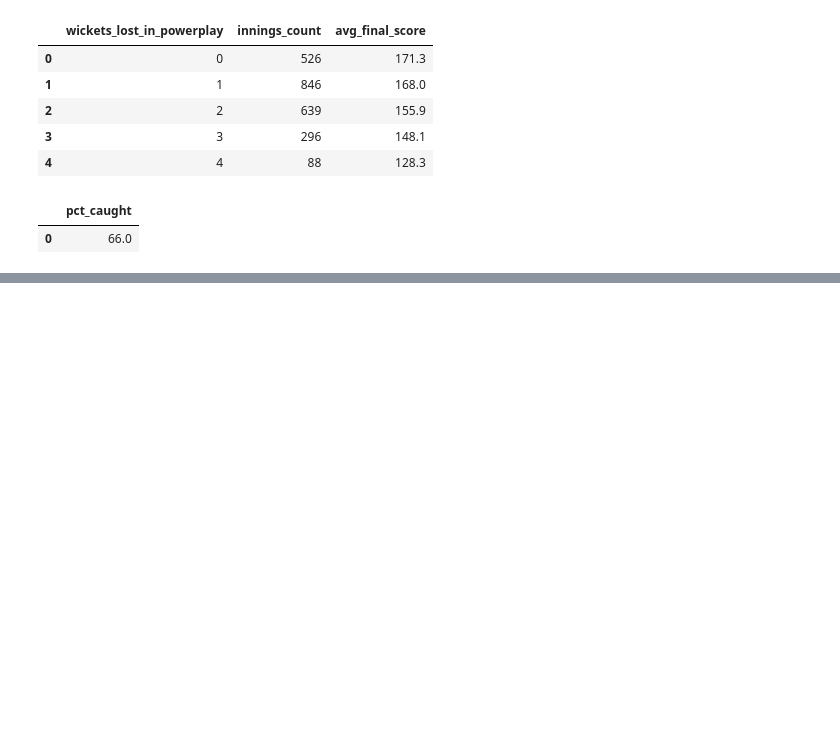
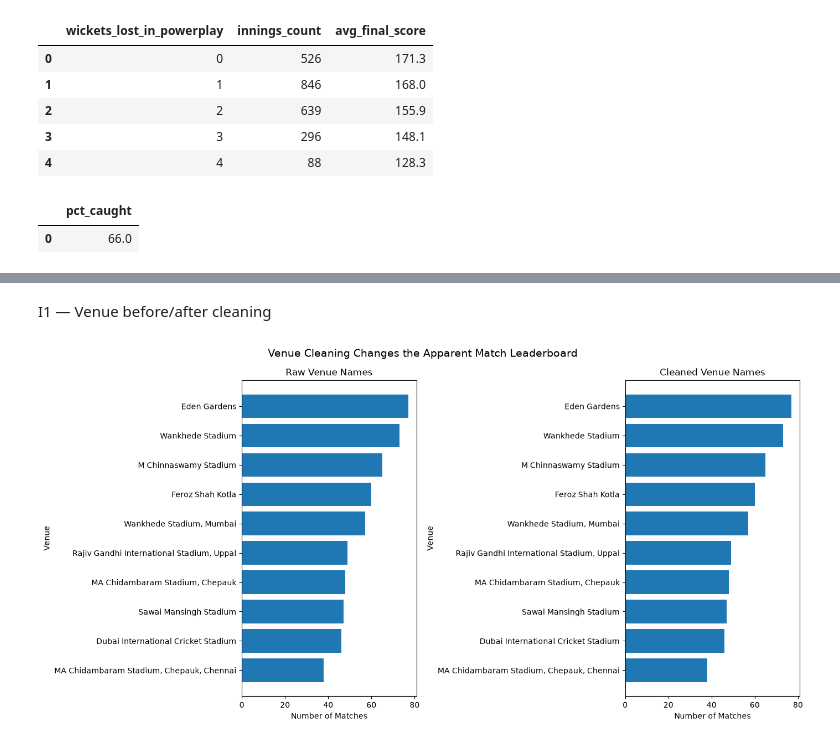
Before and after one commit to midlajmuhammad/ipl-cricket-analytics, a Jupyter notebook: notebooks/03_analysis.ipynb, the cells around one changed output, grey strips where cells are left out. Cells and saved outputs as stored; diff of their text form; code cells hidden in the pictures; blank space fills up the shorter version.

```diff
--- a/notebooks/03_analysis.ipynb
+++ b/notebooks/03_analysis.ipynb
@@ -2759,0 +2976,79 @@ WHERE is_wicket = 1;
+# %% [markdown]
+I1 — Venue before/after cleaning
+# %%
+# CHART 4: VENUE BEFORE AND AFTER CLEANING
+
+# Raw venue data
+raw = q("""
+SELECT
+    venue,
+    COUNT(*) AS matches
+FROM matches
+WHERE venue IS NOT NULL
+GROUP BY venue
+ORDER BY matches DESC;
+""")
+
+# Cleaned venue data
+# matches_clean uses the existing 'venue' column
+clean = q("""
+SELECT
+    venue,
+    COUNT(*) AS matches
+FROM matches_clean
+WHERE venue IS NOT NULL
+GROUP BY venue
+ORDER BY matches DESC;
+""")
+
+# Select top 10 venues
+raw_top = raw.head(10).sort_values("matches")
+clean_top = clean.head(10).sort_values("matches")
+
+# Create chart
+fig, axes = plt.subplots(
+    1, 2,
+    figsize=(14, 7)
+)
+
+# Raw venue names
+axes[0].barh(
+    raw_top["venue"],
+    raw_top["matches"]
+)
+
+axes[0].set_title("Raw Venue Names")
+axes[0].set_xlabel("Number of Matches")
+axes[0].set_ylabel("Venue")
+
+
+# Cleaned venue names
+axes[1].barh(
+    clean_top["venue"],
+    clean_top["matches"]
+)
+
+axes[1].set_title("Cleaned Venue Names")
+axes[1].set_xlabel("Number of Matches")
+axes[1].set_ylabel("Venue")
+
+
+# Main heading
+fig.suptitle(
+    "Venue Cleaning Changes the Apparent Match Leaderboard",
+    fontsize=14
+)
+
+fig.tight_layout()
+
+# Save chart
+fig.savefig(
+    FIG_DIR / "venue_before_after.png",
+    dpi=200,
+    bbox_inches="tight"
+)
+
+plt.show()
+plt.close(fig)
+# %% [output]
+[figure, added]
```
Also changed, not shown: parts of 12 cells of this notebook, 6 other files.
